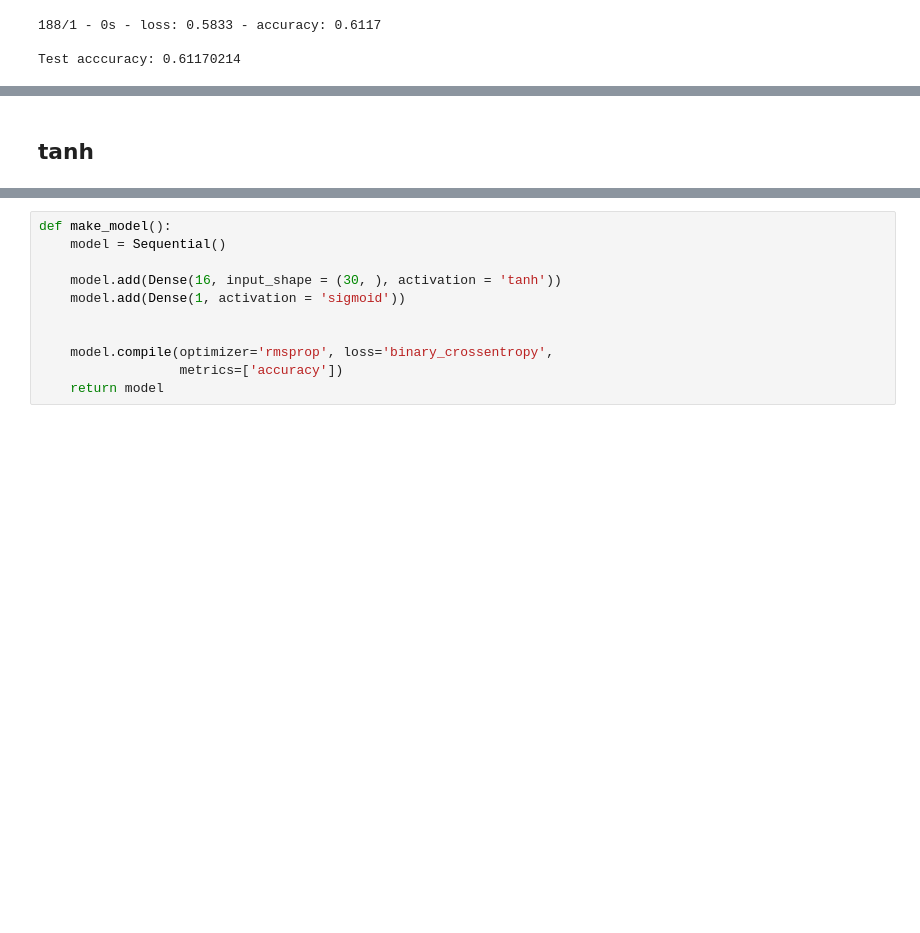
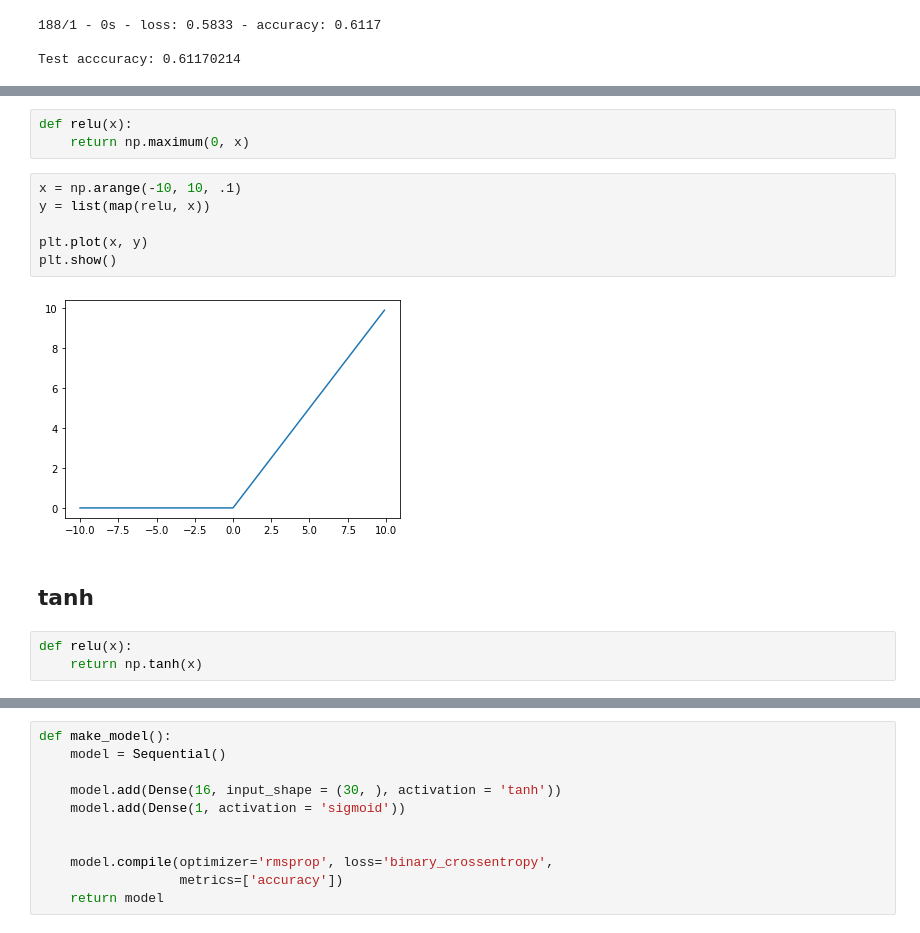
Before and after one commit to marte8870/MachineLearning_Tensorflow2.0, a Jupyter notebook: 4.PerceptrónMulticapa-Regularización/Costo-Activación.ipynb, the cells around one changed output, grey strips where cells are left out. Cells and saved outputs as stored; diff of their text form; blank space fills up the shorter version.

```diff
--- a/4.PerceptrónMulticapa-Regularización/Costo-Activación.ipynb
+++ b/4.PerceptrónMulticapa-Regularización/Costo-Activación.ipynb
@@ -119,2 +138,16 @@ Test acccuracy: 0.61170214
+# %%
+def relu(x):
+    return np.maximum(0, x)
+# %%
+x = np.arange(-10, 10, .1)
+y = list(map(relu, x))
+
+plt.plot(x, y)
+plt.show()
+# %% [output]
+[figure, added]
 # %% [markdown]
 ## tanh
+# %%
+def relu(x):
+    return np.tanh(x)
```
Also changed, not shown: parts of 7 cells of this notebook, 1 other file.
